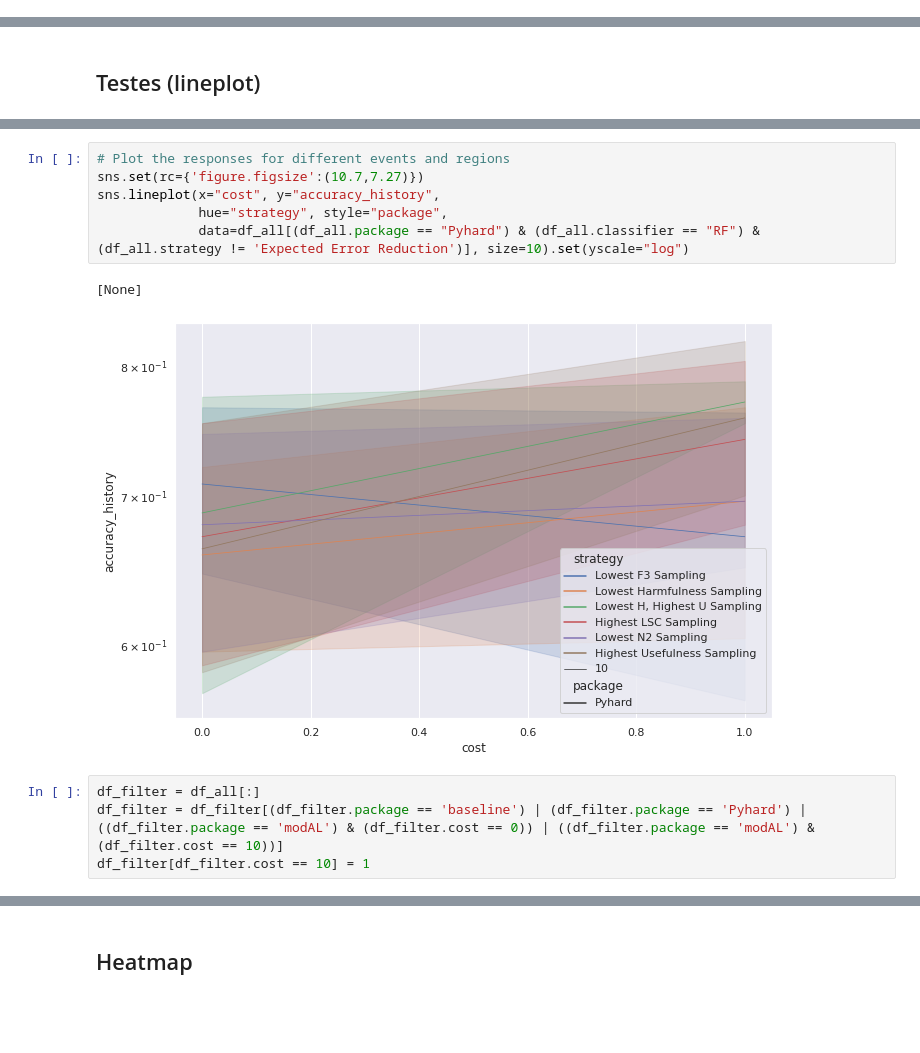
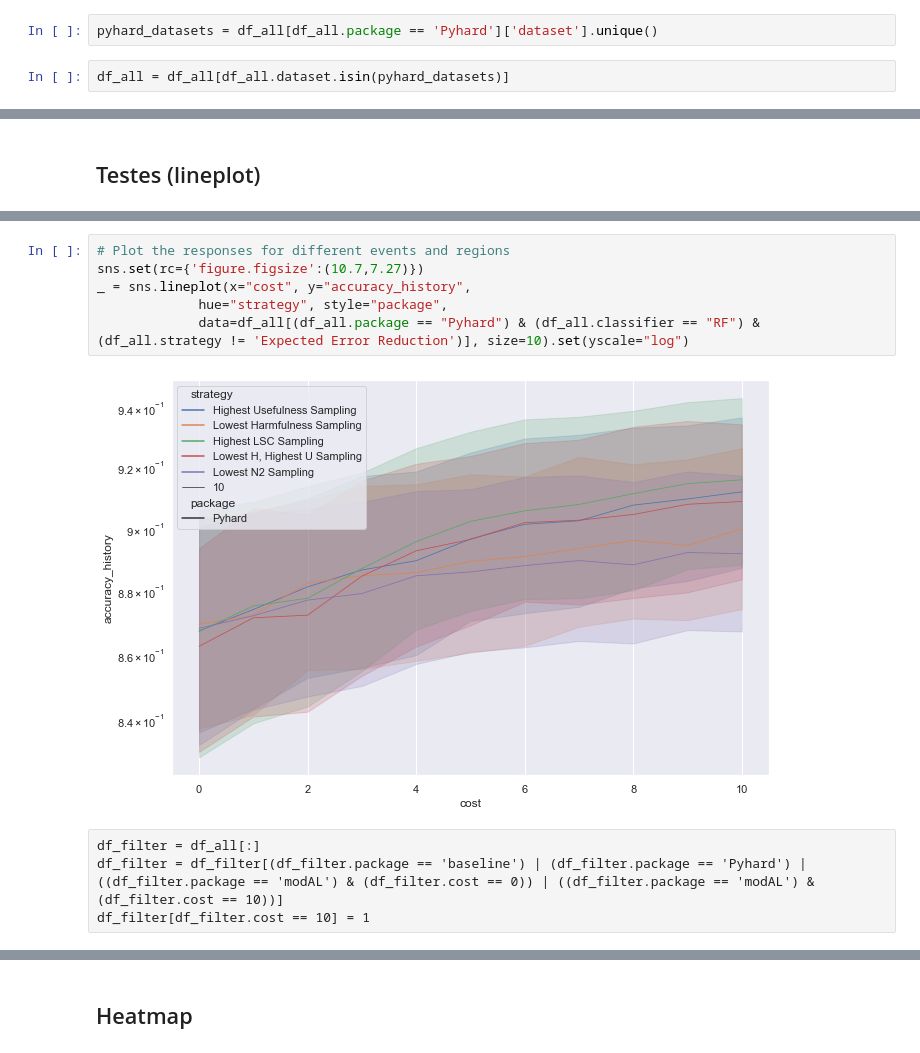
Before and after one commit to ahmoura/active_learning, a Jupyter notebook: ALIH/visualization/Viz output.ipynb, the cells around one changed output, grey strips where cells are left out. Saved outputs shown, nothing was run; the diff lists cells and outputs as text; blank space fills up the shorter version.

Commit message:
:sparkles: ajustadas visualizações para novas estratégias

```diff
--- a/ALIH/visualization/Viz output.ipynb
+++ b/ALIH/visualization/Viz output.ipynb
@@ -31,6 +31,10 @@ for file in output_dataset:
     df_all = pd.concat([df_all,pd.read_csv('../output/' + file)])
 # %%
 df_all['cost'] = df_all.index
+# %%
+pyhard_datasets = df_all[df_all.package == 'Pyhard']['dataset'].unique()
+# %%
+df_all = df_all[df_all.dataset.isin(pyhard_datasets)]
 # %% [markdown]
 ### Groupby por dataset
 # %%
@@ -189,16 +185,15 @@ sns.lineplot(x="cost", y="accuracy_history",
 # %%
 # Plot the responses for different events and regions
 sns.set(rc={'figure.figsize':(10.7,7.27)})
-sns.lineplot(x="cost", y="accuracy_history",
+_ = sns.lineplot(x="cost", y="accuracy_history",
              hue="strategy", style="package",
              data=df_all[(df_all.package == "Pyhard") & (df_all.classifier == "RF") & (df_all.strategy != 'Expected Error Reduction')], size=10).set(yscale="log")
 # %% [output]
-[None]
-[figure, old version]
+[figure, new version]
-# %%
-df_filter = df_all[:]
-df_filter = df_filter[(df_filter.package == 'baseline') | (df_filter.package == 'Pyhard') | ((df_filter.package == 'modAL') & (df_filter.cost == 0)) | ((df_filter.package == 'modAL') & (df_filter.cost == 10))]
-df_filter[df_filter.cost == 10] = 1
+# %% [raw]
+df_filter = df_all[:]
+df_filter = df_filter[(df_filter.package == 'baseline') | (df_filter.package == 'Pyhard') | ((df_filter.package == 'modAL') & (df_filter.cost == 0)) | ((df_filter.package == 'modAL') & (df_filter.cost == 10))]
+df_filter[df_filter.cost == 10] = 1
 # %%
 # Plot the responses for different events and regions
 sns.set(rc={'figure.figsize':(10.7,7.27)})
```
Also changed, not shown: parts of 15 cells of this notebook.
